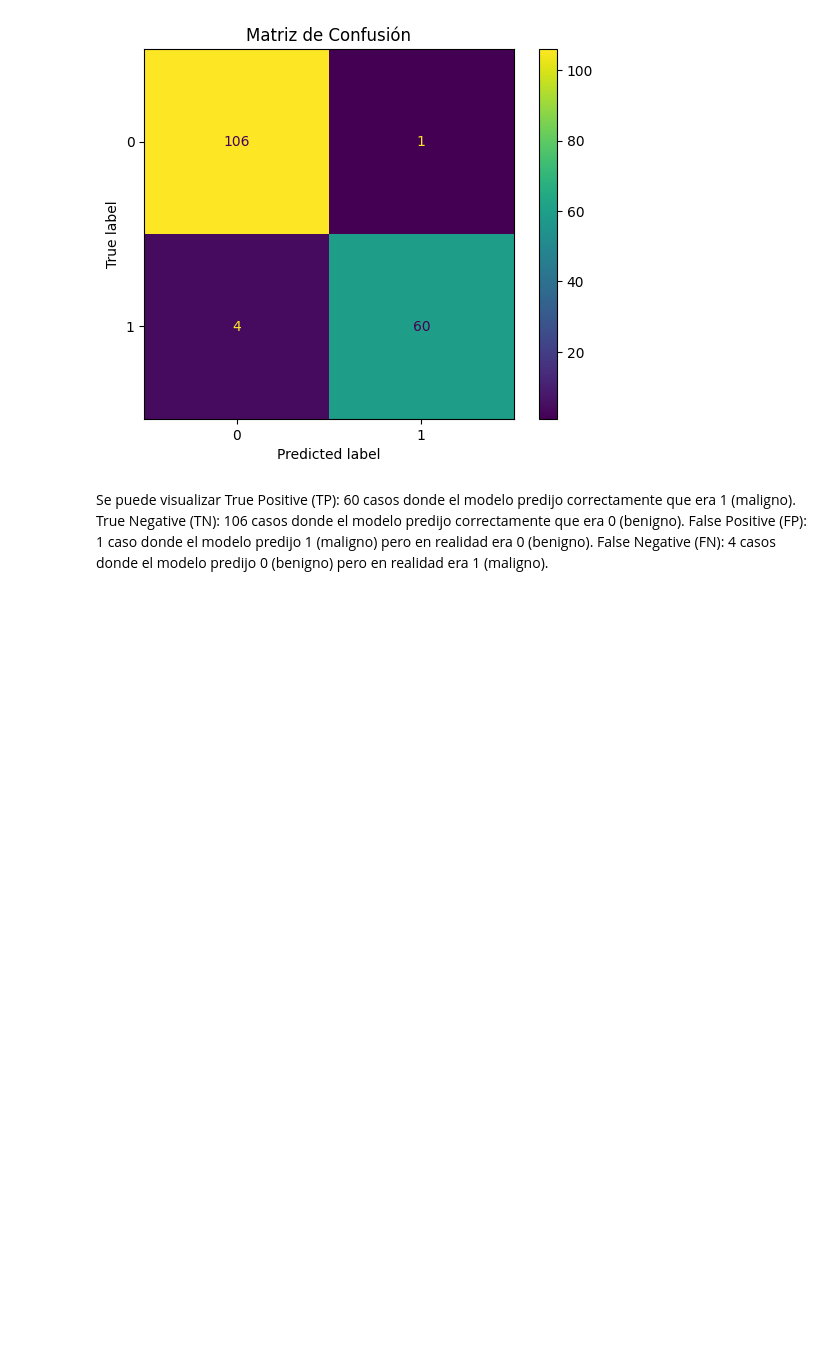
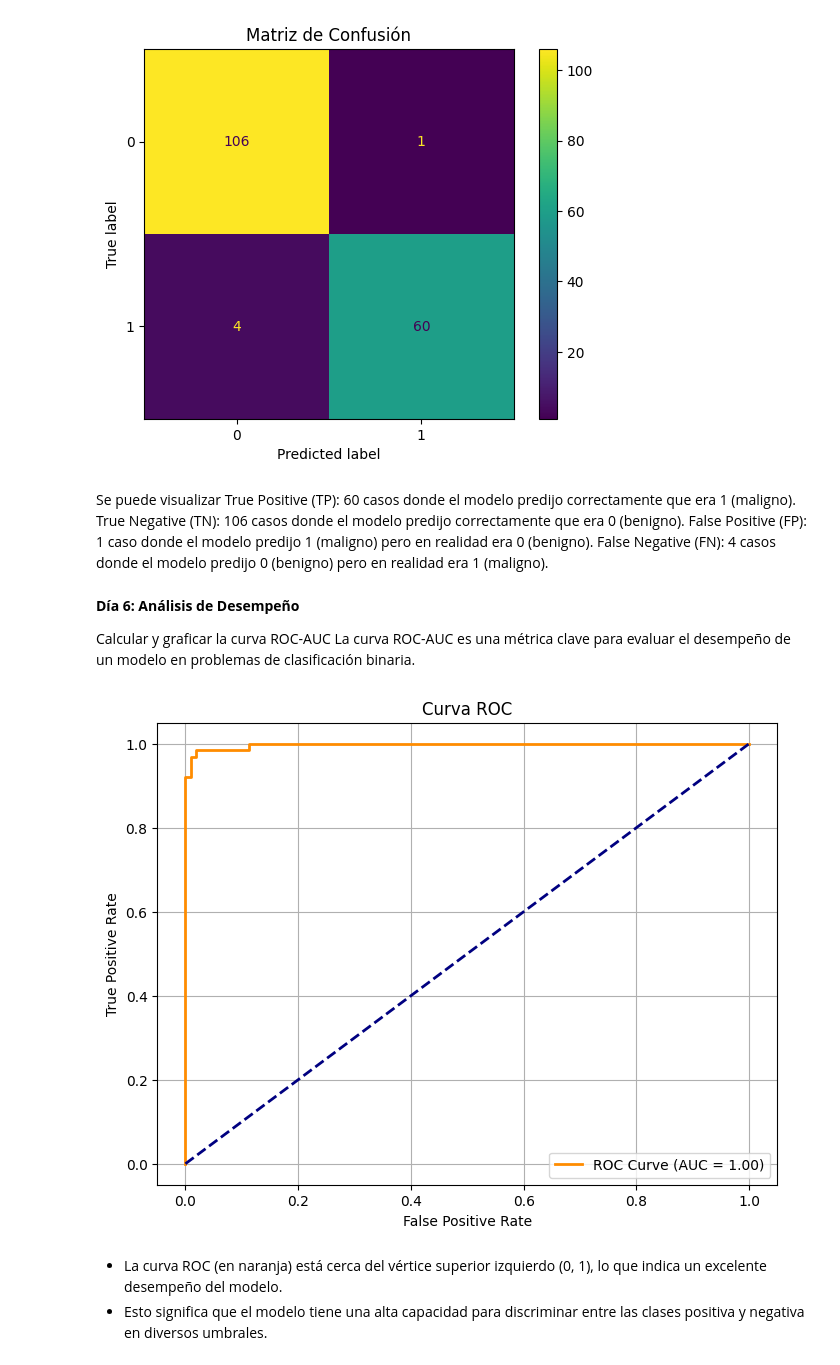
Before and after one commit to JoseMariaPY/proyecto-final-andino-duarte, a Jupyter notebook: proyecto-final-UCOM.ipynb, the cells around one changed output. Saved outputs shown, nothing was run; the diff lists cells and outputs as text; code cells hidden in the pictures; blank space fills up the shorter version.

Commit message:
curva roc

```diff
--- a/proyecto-final-UCOM.ipynb
+++ b/proyecto-final-UCOM.ipynb
@@ -242,6 +244,7 @@ model = LogisticRegression(random_state=42, max_iter=1000)
 model.fit(X_train, y_train)
 
 # Realizar predicciones
+y_pred_proba = model.predict_proba(X_test)[:, 1]
 y_pred = model.predict(X_test)
 
 # Calcular métricas
@@ -272,3 +275,44 @@ Se puede visualizar True Positive (TP): 60 casos donde el modelo predijo correct
 True Negative (TN): 106 casos donde el modelo predijo correctamente que era 0 (benigno).
 False Positive (FP): 1 caso donde el modelo predijo 1 (maligno) pero en realidad era 0 (benigno).
 False Negative (FN): 4 casos donde el modelo predijo 0 (benigno) pero en realidad era 1 (maligno).
+# %% [markdown]
+**Día 6: Análisis de Desempeño**
+
+Calcular y graficar la curva ROC-AUC
+La curva ROC-AUC es una métrica clave para evaluar el desempeño de un modelo en problemas de clasificación binaria.
+# %%
+import matplotlib.pyplot as plt
+from sklearn.metrics import RocCurveDisplay, roc_curve, roc_auc_score
+# Calcular la curva ROC
+fpr, tpr, thresholds = roc_curve(y_test, y_pred_proba)
+"""
+roc_curve(y_test, y_pred_proba):
+Calcula los valores necesarios para la curva ROC:
+* fpr (False Positive Rate): Tasa de falsos positivos, es decir, el porcentaje de casos negativos mal clasificados como positivos.
+* tpr (True Positive Rate): Tasa de verdaderos positivos, también conocida como sensibilidad o recall.
+* thresholds: Los umbrales usados para clasificar un caso como positivo o negativo. Cambiar estos valores afecta la relación entre fpr y tpr.
+"""
+roc_auc = roc_auc_score(y_test, y_pred_proba)
+"""
+roc_auc_score(y_test, y_pred_proba):
+Calcula el área bajo la curva ROC (AUC, Area Under the Curve), que es un resumen numérico del desempeño del modelo.
+* Un AUC cercano a 1 indica que el modelo clasifica bien.
+* Un AUC cercano a 0.5 indica que el modelo no es mejor que el azar.
+"""
+
+# Graficar la curva ROC
+plt.figure(figsize=(8, 6))
+plt.plot(fpr, tpr, label=f"ROC Curve (AUC = {roc_auc:.2f})", color='darkorange', lw=2)
+# Dibuja la curva ROC en el gráfico. Los valores fpr y tpr determinan la forma de la curva.
+plt.plot([0, 1], [0, 1], color="navy", linestyle="--", lw=2)
+plt.title("Curva ROC")
+plt.xlabel("False Positive Rate")
+plt.ylabel("True Positive Rate")
+plt.legend(loc="lower right")
+plt.grid(True)
+plt.show()
+# %% [output]
+[figure, added]
+# %% [markdown]
+* La curva ROC (en naranja) está cerca del vértice superior izquierdo (0, 1), lo que indica un excelente desempeño del modelo.
+* Esto significa que el modelo tiene una alta capacidad para discriminar entre las clases positiva y negativa en diversos umbrales.
```
Also changed, not shown: parts of 3 cells of this notebook.
